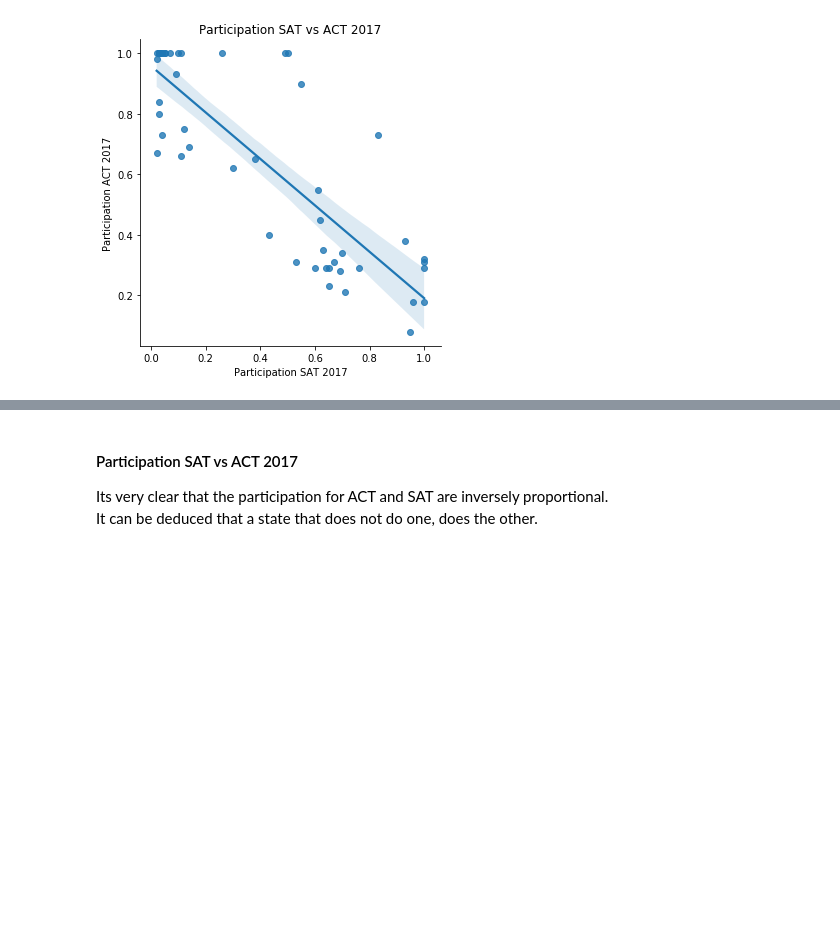
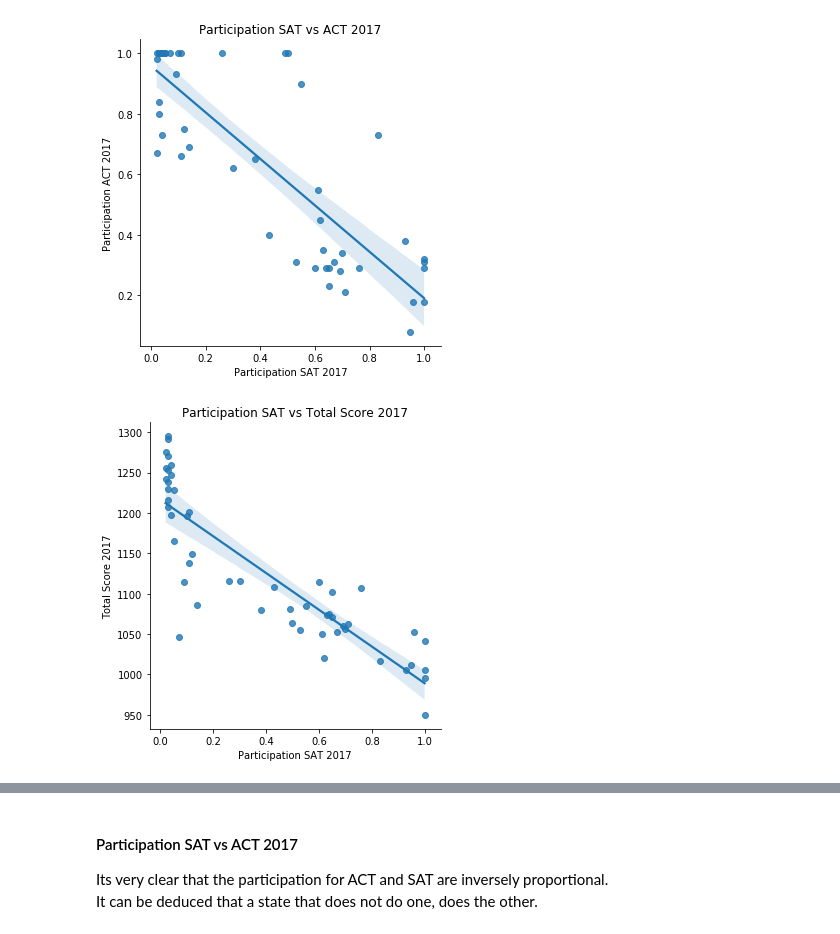
Before and after one commit to fadhilaffandi/dsiprojects, a Jupyter notebook: project_1/code/SAT_ACT_Analysis.ipynb, the cells around one changed output, grey strips where cells are left out. Saved outputs shown, nothing was run; the diff lists cells and outputs as text; code cells hidden in the pictures; blank space fills up the shorter version.

```diff
--- a/project_1/code/SAT_ACT_Analysis.ipynb
+++ b/project_1/code/SAT_ACT_Analysis.ipynb
@@ -1099,3 +1112,11 @@ scatter_plot('Participation SAT vs ACT 2017',
              'Participation SAT 2017', 'Participation ACT 2017')
 # %% [output]
 [figure]
+# %%
+#plotting scatter plot of SAT vs ACT in 2017
+scatter_plot('Participation SAT vs Total Score 2017',
+             final,
+             'participation_sat17', 'total_sat17',
+             'Participation SAT 2017', 'Total Score 2017')
+# %% [output]
+[figure, added]
```
Also changed, not shown: parts of 7 cells of this notebook, 2 other files.
